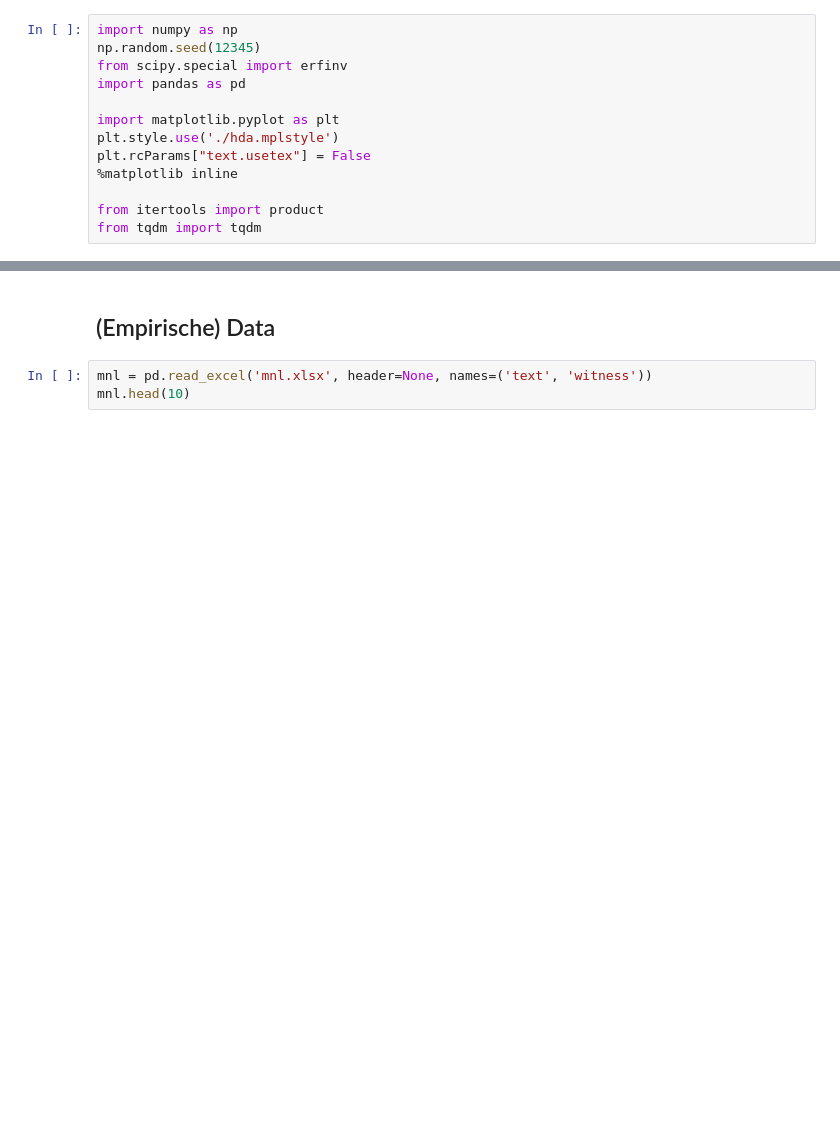
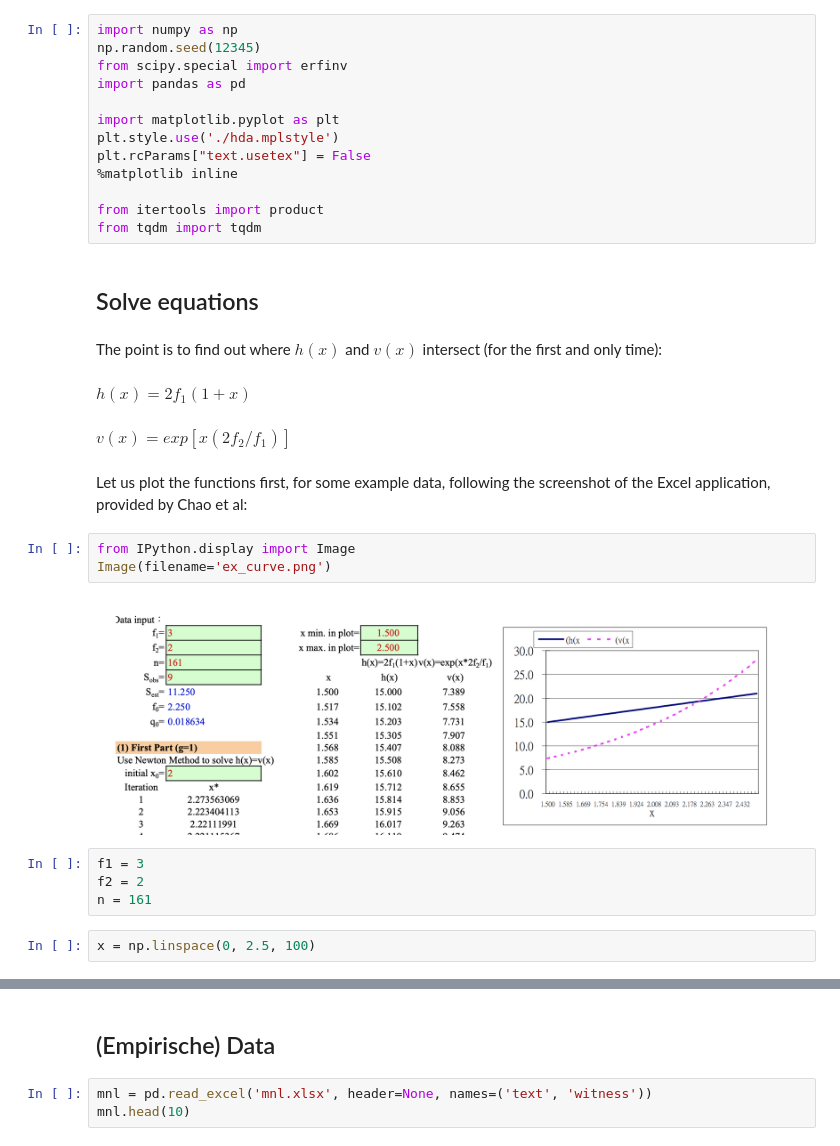
Before and after one commit to mikekestemont/chivalric_diversity, a Jupyter notebook: minimum_sampling.ipynb, the cells around one changed output, grey strips where cells are left out. Saved outputs shown, nothing was run; the diff lists cells and outputs as text; blank space fills up the shorter version.

```diff
--- a/minimum_sampling.ipynb
+++ b/minimum_sampling.ipynb
@@ -11,3 +11,24 @@ plt.rcParams["text.usetex"] = False
 
 from itertools import product
 from tqdm import tqdm
+# %% [markdown]
+## Solve equations
+# %% [markdown]
+The point is to find out where $h(x)$ and $v(x)$ intersect (for the first and only time):
+# %% [markdown]
+$h(x) = 2f_1(1+x)$
+# %% [markdown]
+$v(x) = exp[x(2f_2/f_1)]$
+# %% [markdown]
+Let us plot the functions first, for some example data, following the screenshot of the Excel application, provided by Chao et al:
+# %%
+from IPython.display import Image
+Image(filename='ex_curve.png')
+# %% [output]
+[figure, added]
+# %%
+f1 = 3
+f2 = 2
+n = 161
+# %%
+x = np.linspace(0, 2.5, 100)
```
Also changed, not shown: parts of 86 cells of this notebook.
